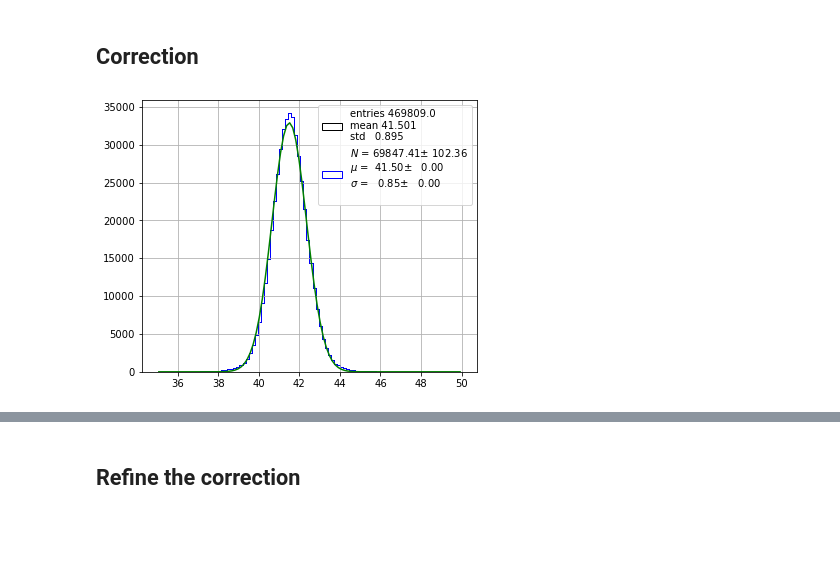
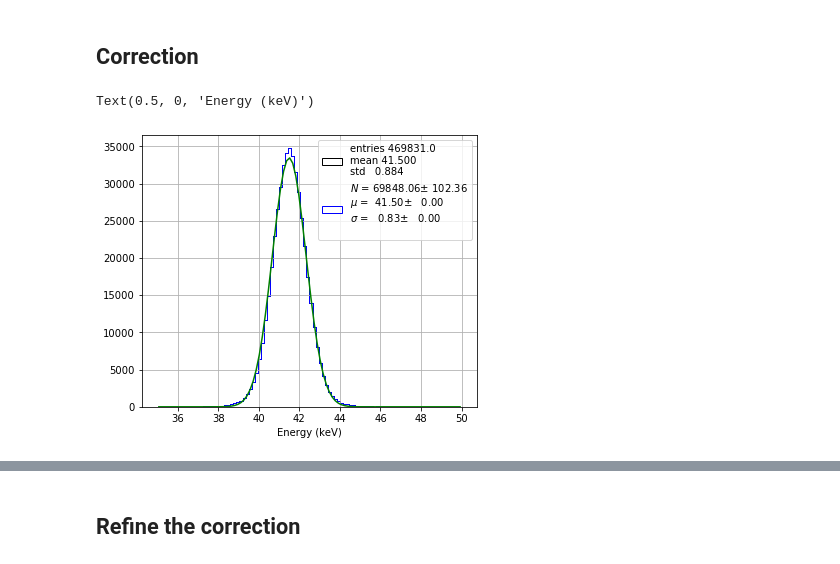
Before and after one commit to jahernando/next, a Jupyter notebook: NB/kr/kr_new_8182.ipynb, the cells around one changed output, grey strips where cells are left out. Saved outputs shown, nothing was run; the diff lists cells and outputs as text; code cells hidden in the pictures; blank space fills up the shorter version.

```diff
--- a/NB/kr/kr_new_8182.ipynb
+++ b/NB/kr/kr_new_8182.ipynb
@@ -104,6 +104,8 @@ krana.plot_data(mkdst[sel], 60)
 # %%
 xbins = np.arange(-230., 240., 10.)
 ybins = np.arange(-230., 240., 10.)
+bins  = (xbins, ybins)
+bins  = 40
 len(xbins)
 # %% [output]
 47
@@ -113,6 +124,6 @@ energy = mkdst[sel].energy
 dtime  = mkdst[sel].dtime
 counts_min = 40
 krmap, residuals  = krana.krmap(coors, dtime, energy,
-                                bins = (xbins, ybins),
+                                bins = bins,
                                 counts_min = counts_min,
-                                dt0 = None)
+                                dt0 = 0.)
@@ -127,7 +148,7 @@ while (not done):
     energy = mkdst[clean].energy
     dtime  = mkdst[clean].dtime
     krmap, residuals  = krana.krmap(coors, dtime, energy,
-                                    bins = (xbins, ybins),
+                                    bins = bins,
                                     counts_min = counts_min,
                                     dt0 = None)
     done, usel = krana.accept_residuals(residuals,
@@ -167,7 +188,7 @@ energy = mkdst[sel].energy
 dtime  = mkdst[sel].dtime
 counts_min = 40
 krmap, residuals = krana.krmap(coors, dtime, energy,
-                               bins = (xbins, ybins),
+                               bins = bins,
                                counts_min = counts_min, dt0 = None)
 # %%
 xsel = ~np.isnan(residuals)
@@ -220,10 +241,12 @@ corr_energy = krana.krmap_scale(coors, dtime, energy, krmap, scale = 41.5)
 # %%
 xsel = ~np.isnan(corr_energy)
 pltext.canvas(1, 1);
 pltext.hist(corr_energy[xsel], 100, (35., 50.));
 pltext.hfit(corr_energy[xsel], 100, range = (35., 50.), fun = 'gaus');
+plt.xlabel('Energy (keV)')
 # %% [output]
+Text(0.5, 0, 'Energy (keV)')
-[figure, old version]
+[figure, new version]
 # %%
 xsel = ~np.isnan(corr_energy)
 df = {'x': coors[0][xsel], 'y' : coors[1][xsel], 'dtime': dtime[xsel], 'energy' : corr_energy[xsel]}
```
Also changed, not shown: parts of 16 cells of this notebook, 10 other files.
